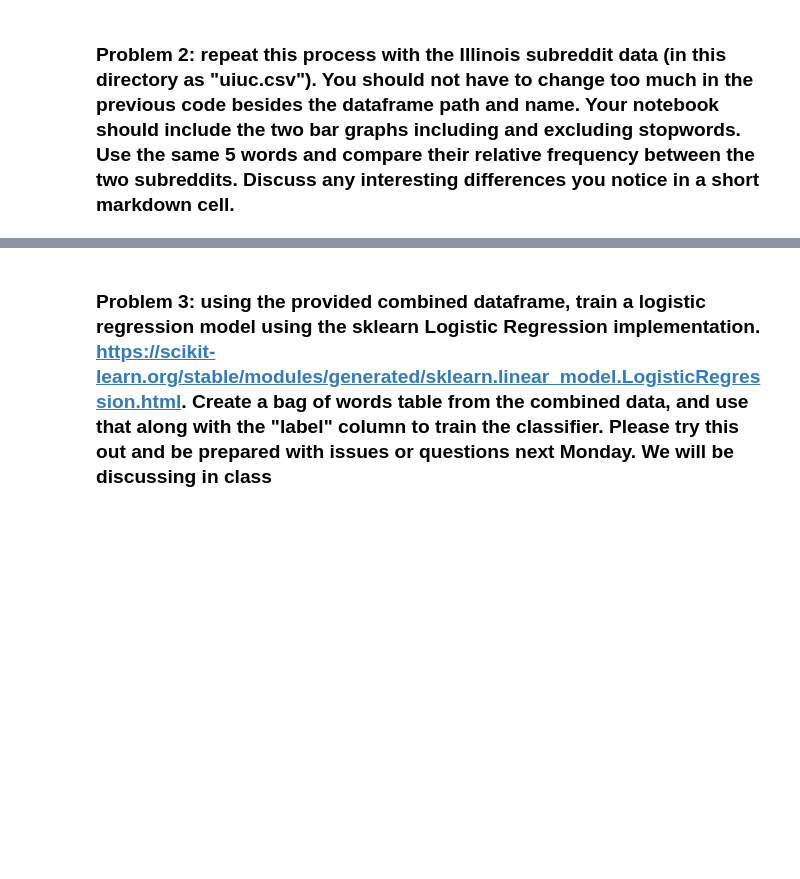
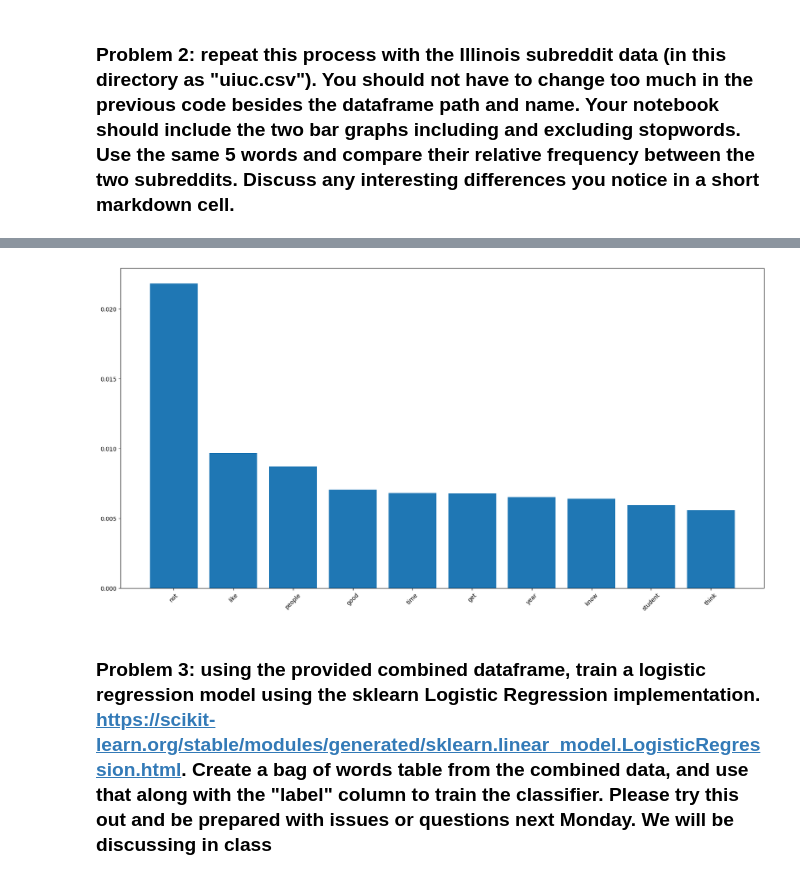
Before and after one commit to jillyketchum/project1-counting-words, a Jupyter notebook: project1.ipynb, the cells around one changed output, grey strips where cells are left out. Drawn from its saved outputs; the diff is of its cells as text; code cells hidden in the pictures; blank space fills up the shorter version.

```diff
--- a/project1.ipynb
+++ b/project1.ipynb
@@ -287,3 +344,35 @@ uiuc=pd.read_csv("uiuc.csv")
+# %%
+#lemmatization function from the openclassrooms reading
+def lemmatize(text):
+
+   doc = language_model(text)
+
+   tokens = [token.lemma_ for token in doc if not (token.is_stop or token.is_punct)]
+
+   return ' '.join(tokens)
+
+#we can further process the text by removing stopwords and lemmatizing
+uiuc['lemmatized_text'] = uiuc['cleaned_text'].apply(lemmatize)
+# %%
+vectorizer = CountVectorizer(min_df=3, max_df=0.3, ngram_range=(1,2))
+bag_of_words = vectorizer.fit_transform(uiuc['lemmatized_text'])
+bag_of_words
+#we can repeat the previous code to create a dataframe and count the words
+bow_df = pd.DataFrame(bag_of_words.toarray(), columns=vectorizer.get_feature_names_out())
+word_counts = bow_df.sum()
+word_counts = word_counts.sort_values(ascending=False)
+word_counts
+#we can convert this to a percentage instead of an absolute count by dividing by the total number of words
+word_counts = word_counts / word_counts.sum()
+#we can plot the most common words
+#we will only plot the top 10 words for readability
+plot_list = word_counts.head(10)
+plt.figure(figsize=(20,10))
+plt.bar(plot_list.index, plot_list.values)
+plt.xticks(rotation=45)
+plt.show()
+# %% [output]
+[figure, added]
 # %% [markdown]
 ### Problem 3: using the provided combined dataframe, train a logistic regression model using the sklearn Logistic Regression implementation. https://scikit-learn.org/stable/modules/generated/sklearn.linear_model.LogisticRegression.html. Create a bag of words table from the combined data, and use that along with the "label" column to train the classifier. Please try this out and be prepared with issues or questions next Monday. We will be discussing in class
 # %%
```
Also changed, not shown: parts of 5 cells of this notebook.
